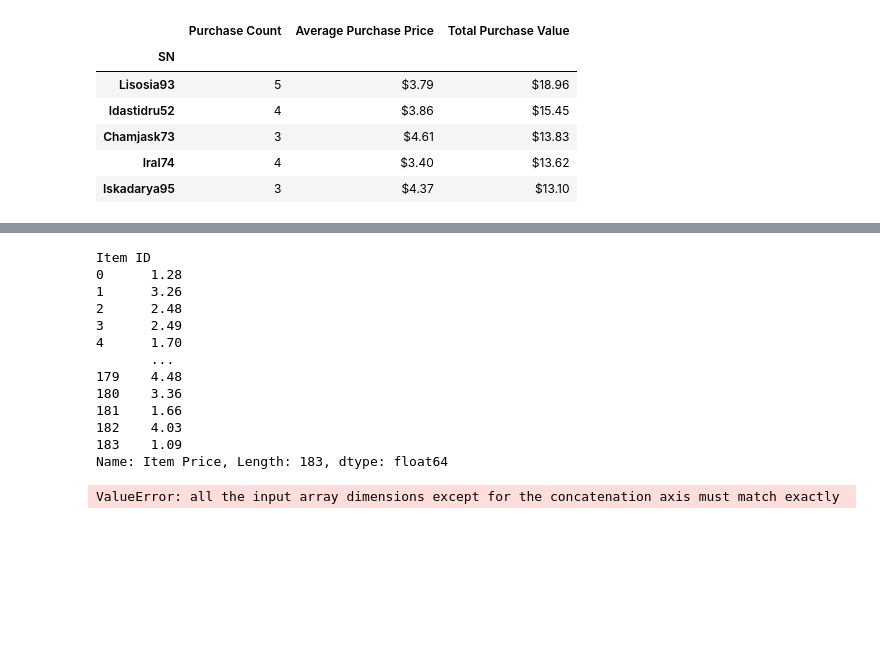
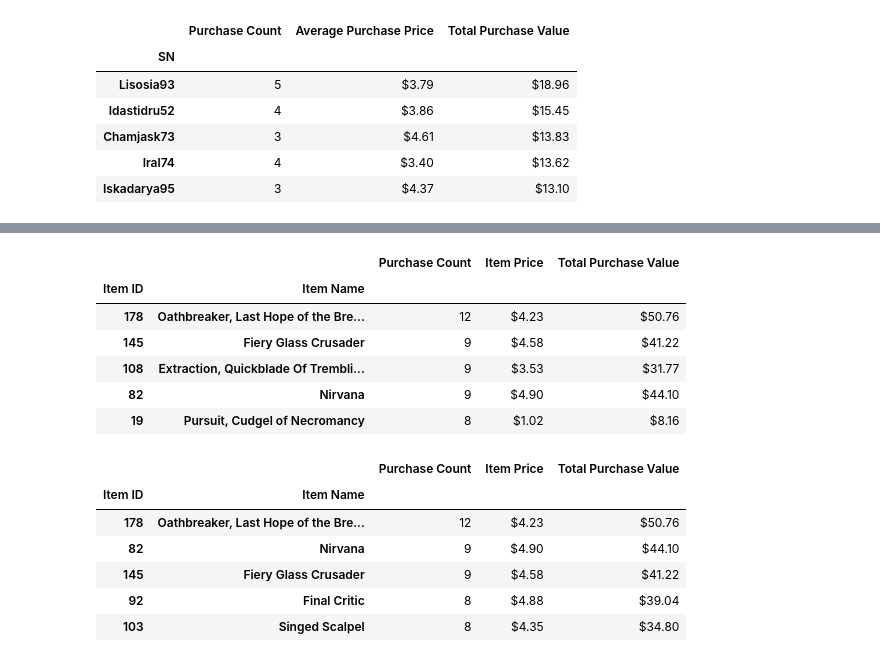
Before and after one commit to amandapfitz/pandas-challenge, a Jupyter notebook: HeroesOfPymoli/Heroes_of_pymoli_code.ipynb, the cells around one changed output, grey strips where cells are left out. Saved outputs shown, nothing was run; the diff lists cells and outputs as text; code cells hidden in the pictures; blank space fills up the shorter version.

```diff
--- a/HeroesOfPymoli/Heroes_of_pymoli_code.ipynb
+++ b/HeroesOfPymoli/Heroes_of_pymoli_code.ipynb
@@ -263,35 +248,48 @@ pop_group_purchase_count_df.head()
-# %%
-pop_group_item_price = pop_df.set_index(['Item ID'])
-pop_group_item_price = pop_group_item_price.sort_values(['Item ID'])
-
-pop_group2_item_price = pop_df.drop_duplicates(subset='Item ID')
-pop_group2_item_price = pop_group2_item_price.set_index(['Item ID'])
-pop_group2_item_price = pop_group2_item_price.sort_values(['Item ID'])
-pop_group2_item_price = pop_group2_item_price.rename(columns={'Price':'Item Price'})
-pop_group2_item_price.head()
-
-#type(pop_group2_item_price)
-# %% [output]
-Item ID
-0      1.28
-1      3.26
-2      2.48
-3      2.49
-4      1.70
-       ...
-179    4.48
-180    3.36
-181    1.66
-182    4.03
-183    1.09
-Name: Item Price, Length: 183, dtype: float64
 # %%
 total_purchase_val_df = pop_group_df['Price'].sum()
 total_purchase_val_df = pd.DataFrame(total_purchase_val_df)
 total_purchase_val_df = total_purchase_val_df.rename(columns={'Price':'Total Purchase Value'})
-total_purchase_val_df.head()
 
-summary_popular_items_df = pop_group_purchase_count_df.append([pop_group2_item_price_only,total_purchase_val_df],sort=False)
-summary_popular_items_df
+#total_purchase_val_df.head()
-# %% [output]
-ValueError: all the input array dimensions except for the concatenation axis must match exactly
+# %%
+try1_df = pop_df.groupby(['Item ID','Item Name'])
+try1_totals_df = try1_df['Price'].unique()
+try2_totals_df = pd.DataFrame(try1_totals_df)
+try2_totals_df['Price'] = try2_totals_df['Price'].astype(float)
+
+#try2_totals_df.head()
+# %%
+summary_popular_items_df = pop_group_purchase_count_df.merge(try2_totals_df,on=['Item ID','Item Name'])
+summary_popular_items_df = summary_popular_items_df.merge(total_purchase_val_df, on=['Item ID','Item Name'])
+summary_popular_items_df = summary_popular_items_df.rename(columns={'Price':'Item Price'})
+
+
+summary_popular_items_format_df = summary_popular_items_df.copy()
+summary_popular_items_format_df['Item Price'] = summary_popular_items_format_df['Item Price'].map('${:,.2f}'.format)
+summary_popular_items_format_df['Total Purchase Value'] = summary_popular_items_format_df['Total Purchase Value'].map('${:,.2f}'.format)
+summary_popular_items_sort_df = summary_popular_items_format_df.sort_values('Purchase Count',ascending=False)
+summary_popular_items_sort_df.head()
+# %% [output]
+|  |  | Purchase Count | Item Price | Total Purchase Value |
+| Item ID | Item Name |  |  |  |
+| 178 | Oathbreaker, Last Hope of the Bre... | 12 | $4.23 | $50.76 |
+| 145 | Fiery Glass Crusader | 9 | $4.58 | $41.22 |
+| 108 | Extraction, Quickblade Of Trembli... | 9 | $3.53 | $31.77 |
+| 82 | Nirvana | 9 | $4.90 | $44.10 |
+| 19 | Pursuit, Cudgel of Necromancy | 8 | $1.02 | $8.16 |
+# %%
+most_profitable_df = summary_popular_items_df.copy()
+most_profitable_sort_index_df = most_profitable_df.sort_values('Total Purchase Value',ascending=False)
+
+most_profitable_sort_index_df['Item Price'] = most_profitable_sort_index_df['Item Price'].map('${:,.2f}'.format)
+most_profitable_sort_index_df['Total Purchase Value'] = most_profitable_sort_index_df['Total Purchase Value'].map('${:,.2f}'.format)
+
+most_profitable_sort_index_df.head()
+# %% [output]
+|  |  | Purchase Count | Item Price | Total Purchase Value |
+| Item ID | Item Name |  |  |  |
+| 178 | Oathbreaker, Last Hope of the Bre... | 12 | $4.23 | $50.76 |
+| 82 | Nirvana | 9 | $4.90 | $44.10 |
+| 145 | Fiery Glass Crusader | 9 | $4.58 | $41.22 |
+| 92 | Final Critic | 8 | $4.88 | $39.04 |
+| 103 | Singed Scalpel | 8 | $4.35 | $34.80 |
```
Also changed, not shown: parts of 4 cells of this notebook.
